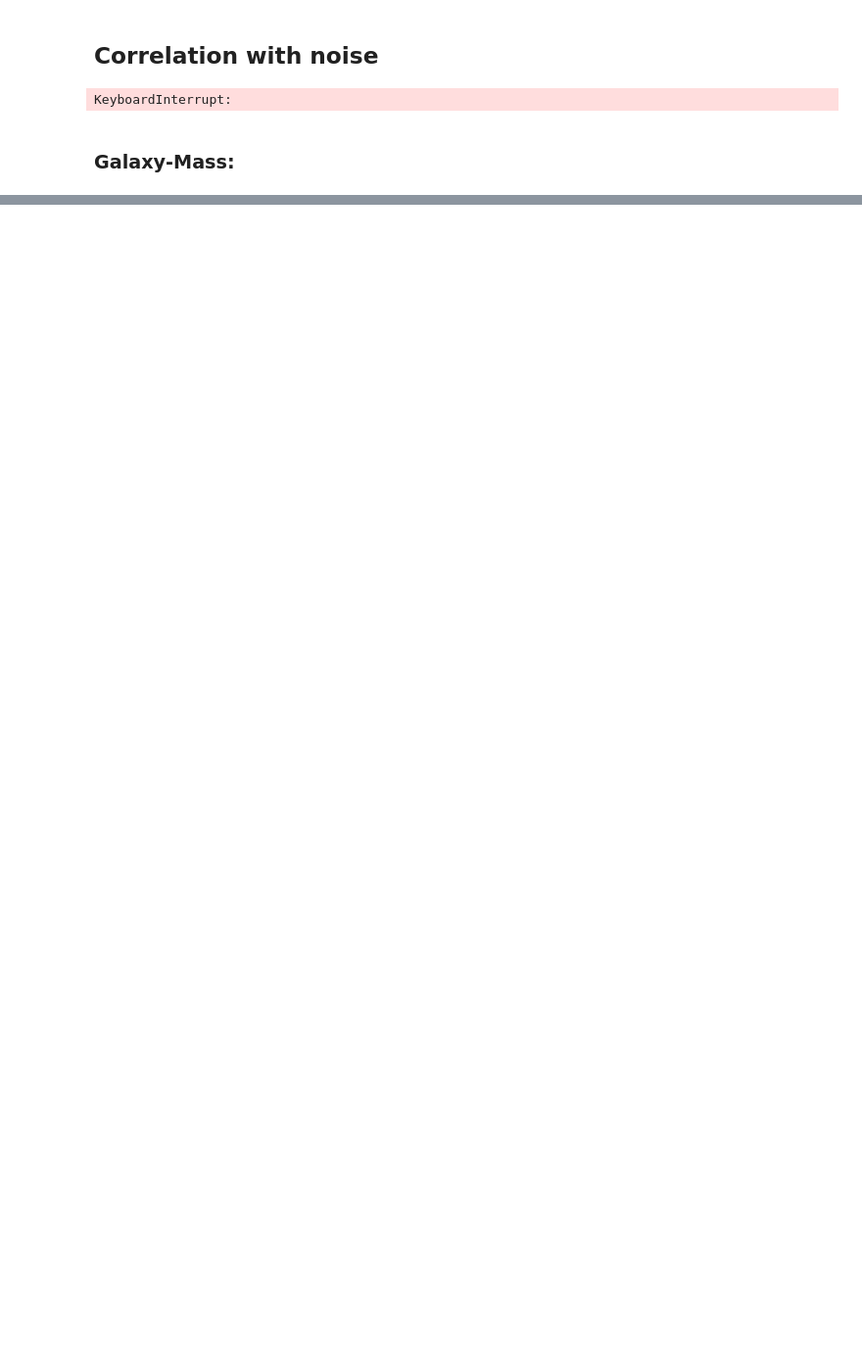
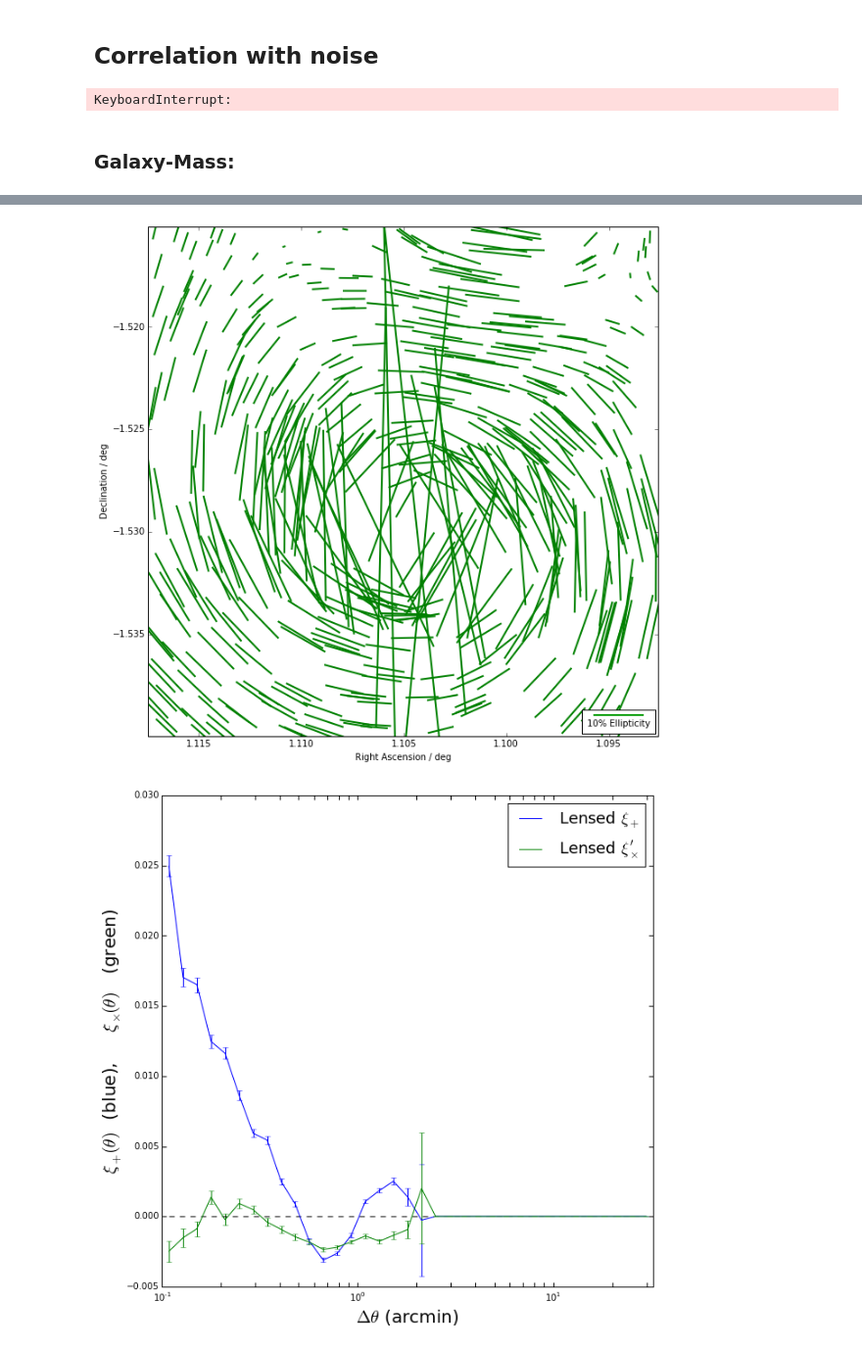
Before and after one commit to drphilmarshall/Pangloss, a Jupyter notebook: demos/CalculatingCorr.ipynb, the cells around one changed output, grey strips where cells are left out. Shown at 98% size. Drawn from its saved outputs; the diff is of its cells as text; code cells hidden in the pictures; blank space fills up the shorter version.

```diff
--- a/demos/CalculatingCorr.ipynb
+++ b/demos/CalculatingCorr.ipynb
@@ -128,0 +141,10 @@ pangloss.plotting.plot_corr(gg45)
+# %%
+
+B.plot(graph='stick',lensed=True)
+plt.show()
+pangloss.plotting.plot_corr(gg)
+plt.show()
+pangloss.plotting.plot_corr(gg45)
+# %% [output]
+[figure, added]
+[figure, added]
```
Also changed, not shown: parts of 7 cells of this notebook.
